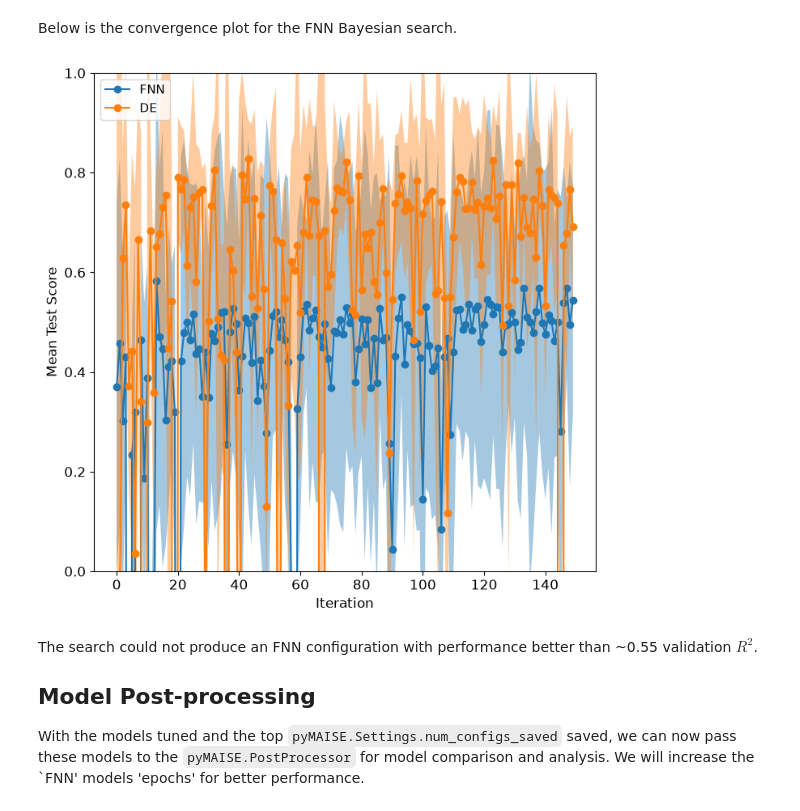
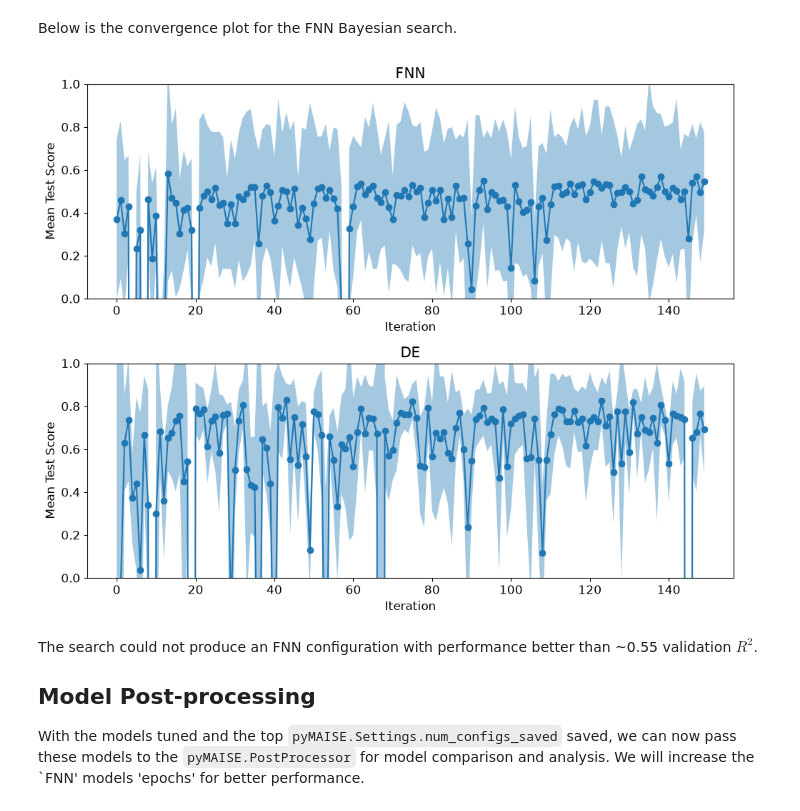
Before and after one commit to aims-umich/pyMAISE, a Jupyter notebook: docs/source/benchmarks/bwr.ipynb, the cells around one changed output. Saved outputs shown, nothing was run; the diff lists cells and outputs as text; code cells hidden in the pictures.

```diff
--- a/docs/source/benchmarks/bwr.ipynb
+++ b/docs/source/benchmarks/bwr.ipynb
@@ -243,11 +243,19 @@ else:
 # %% [markdown]
 Below is the convergence plot for the FNN Bayesian search.
 # %%
-ax = tuner.convergence_plot(model_types=["FNN", "DE"])
-ax.set_ylim([0, 1])
+fig, ax = plt.subplots(2, 1, figsize=(10, 8))
+
+tuner.convergence_plot(model_types=["FNN"], ax=ax[0])
+ax[0].set_title("FNN")
+tuner.convergence_plot(model_types=["DE"], ax=ax[1])
+ax[1].set_title("DE")
+
+ax[0].set_ylim([0, 1])
+ax[1].set_ylim([0, 1])
+plt.tight_layout()
 plt.show()
 # %% [output]
-[figure, old version]
+[figure, new version]
 # %% [markdown]
 The search could not produce an FNN configuration with performance better than ~0.55 validation $R^2$.
 
```
Also changed, not shown: parts of 17 cells of this notebook, 2 other files.
